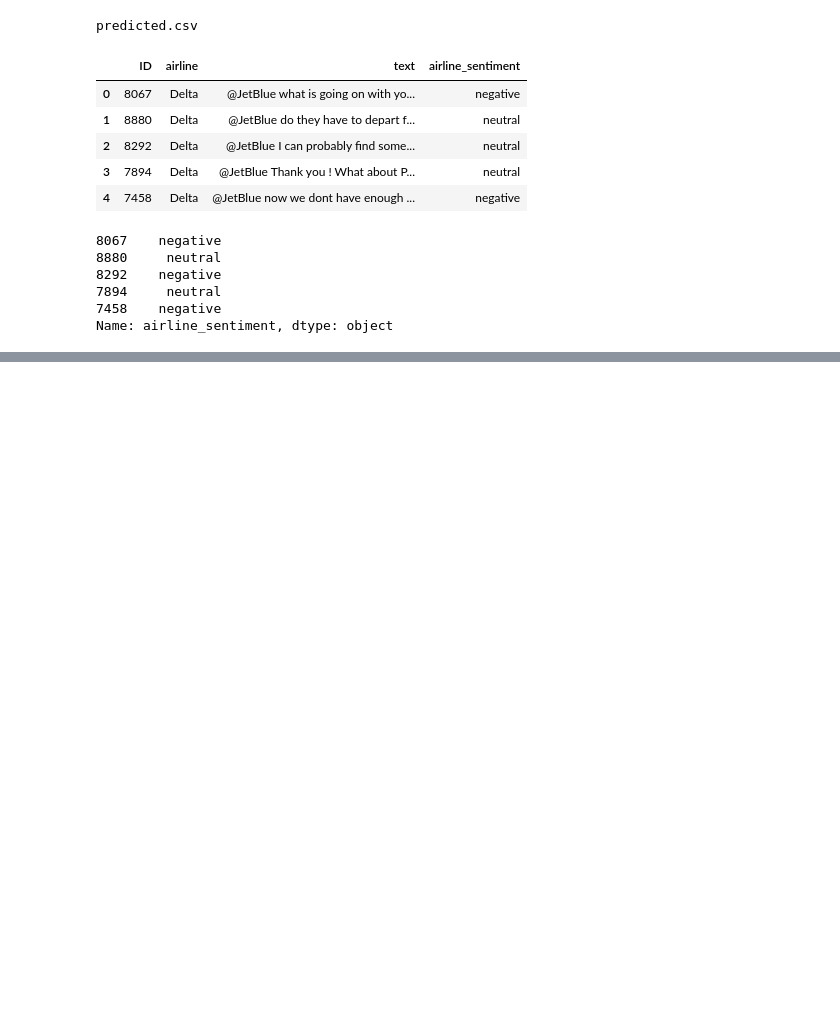
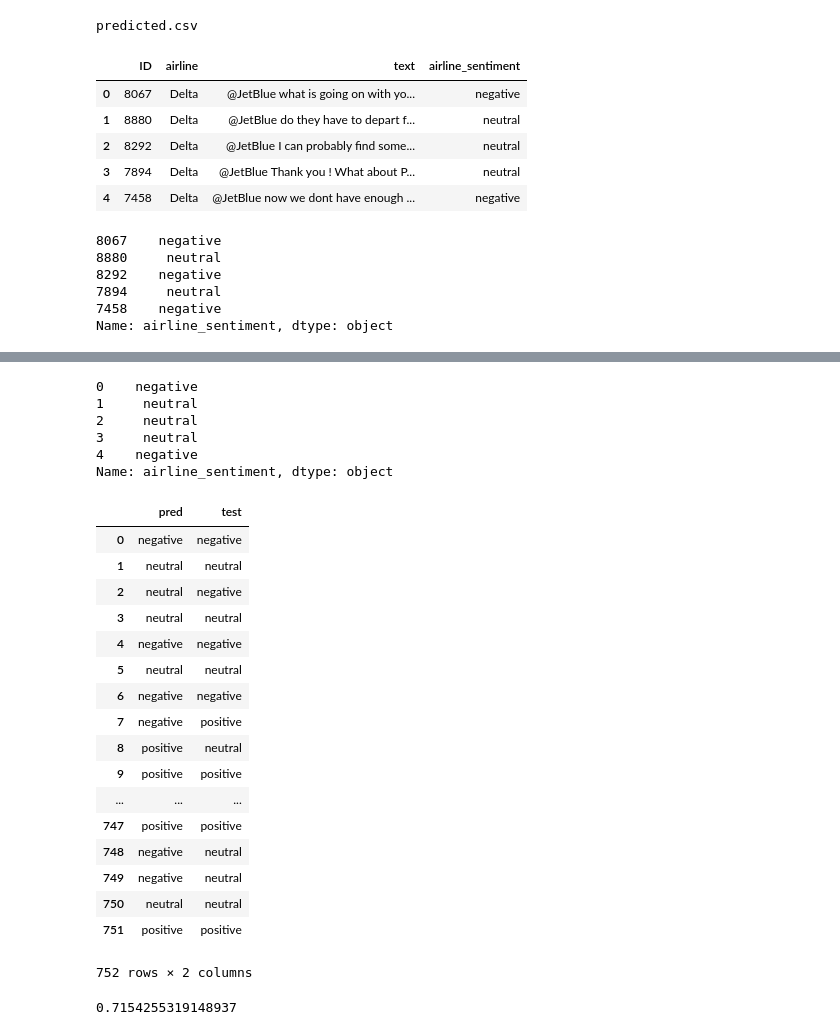
Before and after one commit to aishwarya-agrawal/twitter-analysis, a Jupyter notebook: ULMFitontweets.ipynb, the cells around one changed output, grey strips where cells are left out. Saved outputs shown, nothing was run; the diff lists cells and outputs as text; code cells hidden in the pictures; blank space fills up the shorter version.

```diff
--- a/ULMFitontweets.ipynb
+++ b/ULMFitontweets.ipynb
@@ -322,0 +334,38 @@ Name: airline_sentiment, dtype: object
+# %%
+file['airline_sentiment'].head()
+# %% [output]
+0    negative
+1     neutral
+2     neutral
+3     neutral
+4    negative
+Name: airline_sentiment, dtype: object
+# %%
+resultcomp = pd.DataFrame()
+# %%
+li = test1['airline_sentiment'].values.tolist()
+# %%
+resultcomp['test'] = li
+# %%
+resultcomp['pred'] = file['airline_sentiment']
+# %%
+resultcomp
+# %% [output]
+|  | pred | test |
+| 0 | negative | negative |
+| 1 | neutral | neutral |
+| 2 | neutral | negative |
+| 3 | neutral | neutral |
+| 4 | negative | negative |
+| 5 | neutral | neutral |
+| 6 | negative | negative |
+| 7 | negative | positive |
+| 8 | positive | neutral |
+| 9 | positive | positive |
+| ... | ... | ... |
+| 747 | positive | positive |
+| 748 | negative | neutral |
+| 749 | negative | neutral |
+| 750 | neutral | neutral |
+| 751 | positive | positive |
+752 rows × 2 columns
@@ -322,0 +377,4 @@ Name: airline_sentiment, dtype: object
+# %%
+c/file.shape[0]
+# %% [output]
+0.7154255319148937
```
Also changed, not shown: parts of 3 cells of this notebook.
